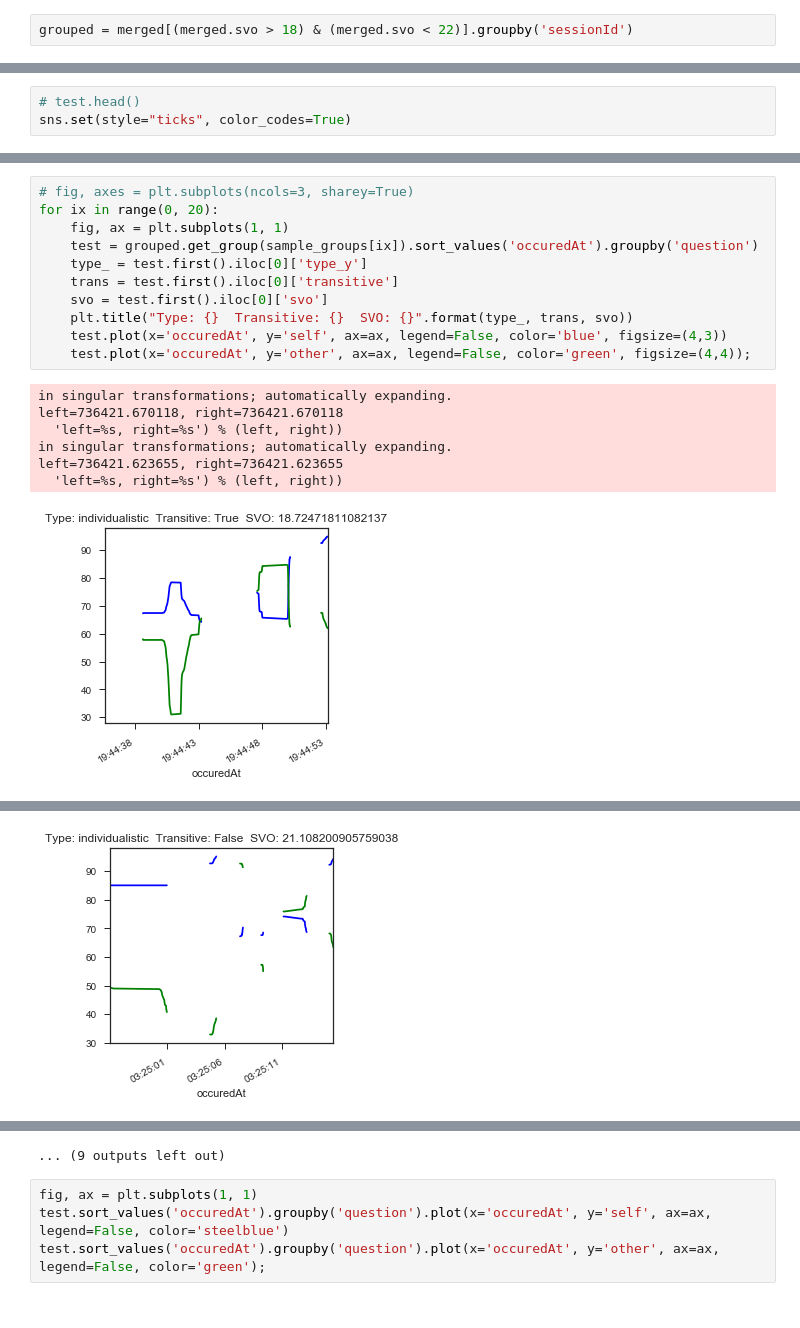
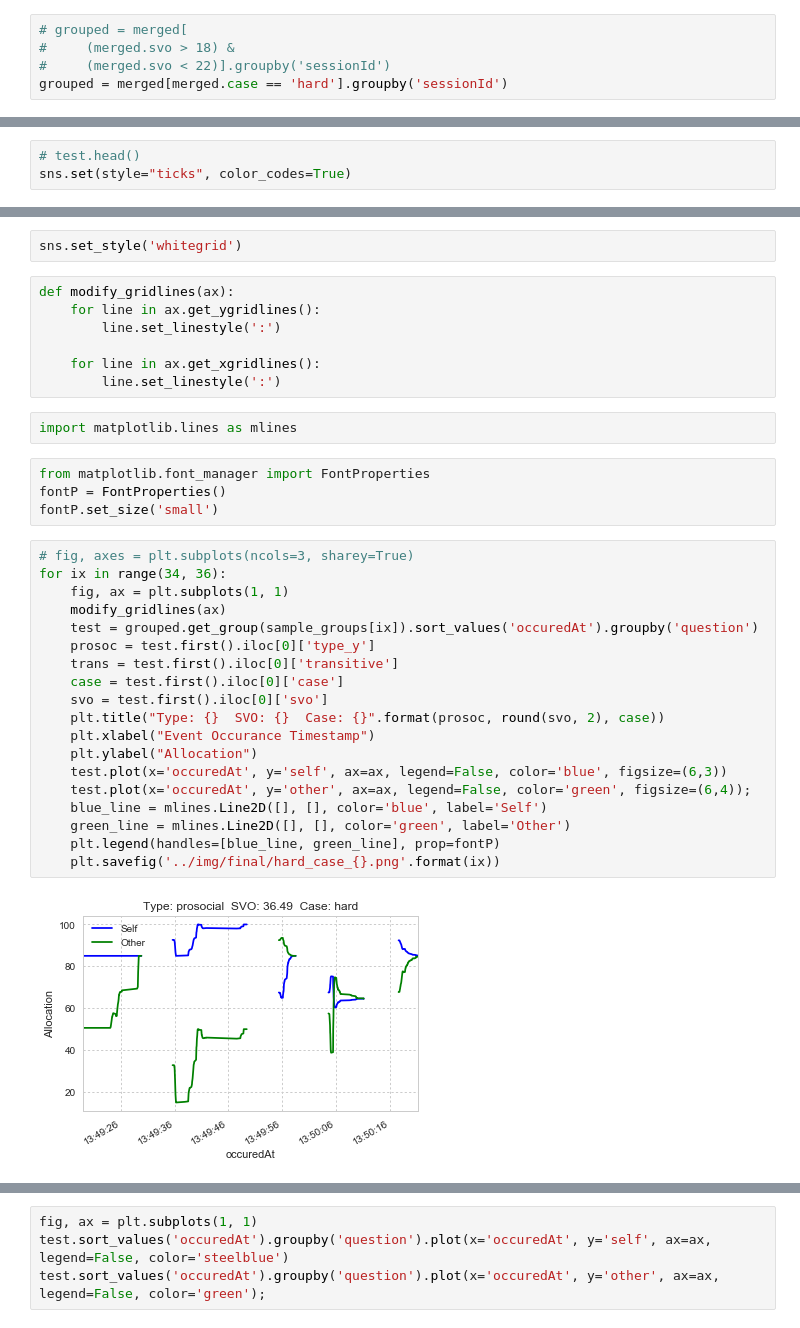
Before and after one commit to pdarche/thesis, a Jupyter notebook: notebooks/Identifying Bad Responses.ipynb, the cells around one changed output, grey strips where cells are left out. Cells and saved outputs as stored; diff of their text form.

```diff
--- a/notebooks/Identifying Bad Responses.ipynb
+++ b/notebooks/Identifying Bad Responses.ipynb
@@ -180,6 +190,9 @@ merged = eventsdf.merge(
     how='left', left_on='sessionId', right_on='_id')
 # %%
-grouped = merged[(merged.svo > 18) & (merged.svo < 22)].groupby('sessionId')
+# grouped = merged[
+#     (merged.svo > 18) &
+#     (merged.svo < 22)].groupby('sessionId')
+grouped = merged[merged.case == 'hard'].groupby('sessionId')
 # %%
 sample_groups = list(grouped.groups.keys())
 # sample_groups = list(bdf._id)
@@ -214,19 +205,36 @@ Name: 3, dtype: object
+# %%
+sns.set_style('whitegrid')
+# %%
+def modify_gridlines(ax):
+    for line in ax.get_ygridlines():
+        line.set_linestyle(':')
+
+    for line in ax.get_xgridlines():
+        line.set_linestyle(':')
+# %%
+import matplotlib.lines as mlines
+# %%
+from matplotlib.font_manager import FontProperties
+fontP = FontProperties()
+fontP.set_size('small')
 # %%
 # fig, axes = plt.subplots(ncols=3, sharey=True)
-for ix in range(0, 20):
+for ix in range(34, 36):
     fig, ax = plt.subplots(1, 1)
+    modify_gridlines(ax)
     test = grouped.get_group(sample_groups[ix]).sort_values('occuredAt').groupby('question')
-    type_ = test.first().iloc[0]['type_y']
+    prosoc = test.first().iloc[0]['type_y']
     trans = test.first().iloc[0]['transitive']
+    case = test.first().iloc[0]['case']
     svo = test.first().iloc[0]['svo']
-    plt.title("Type: {}  Transitive: {}  SVO: {}".format(type_, trans, svo))
-    test.plot(x='occuredAt', y='self', ax=ax, legend=False, color='blue', figsize=(4,3))
-    test.plot(x='occuredAt', y='other', ax=ax, legend=False, color='green', figsize=(4,4));
+    plt.title("Type: {}  SVO: {}  Case: {}".format(prosoc, round(svo, 2), case))
+    plt.xlabel("Event Occurance Timestamp")
+    plt.ylabel("Allocation")
+    test.plot(x='occuredAt', y='self', ax=ax, legend=False, color='blue', figsize=(6,3))
+    test.plot(x='occuredAt', y='other', ax=ax, legend=False, color='green', figsize=(6,4));
+    blue_line = mlines.Line2D([], [], color='blue', label='Self')
+    green_line = mlines.Line2D([], [], color='green', label='Other')
+    plt.legend(handles=[blue_line, green_line], prop=fontP)
+    plt.savefig('../img/final/hard_case_{}.png'.format(ix))
 # %% [output]
-in singular transformations; automatically expanding.
-left=736421.670118, right=736421.670118
-  'left=%s, right=%s') % (left, right))
-in singular transformations; automatically expanding.
-left=736421.623655, right=736421.623655
-  'left=%s, right=%s') % (left, right))
-[figure, old version]
+[figure, new version]
@@ -234 +241,0 @@ left=736421.623655, right=736421.623655
-[figure, removed]
@@ -243,4 +242,3 @@ left=736421.623655, right=736421.623655
-... (9 outputs left out)
 # %%
 fig, ax = plt.subplots(1, 1)
 test.sort_values('occuredAt').groupby('question').plot(x='occuredAt', y='self', ax=ax, legend=False, color='steelblue')
```
Also changed, not shown: parts of 6 cells of this notebook, 2 other files.
